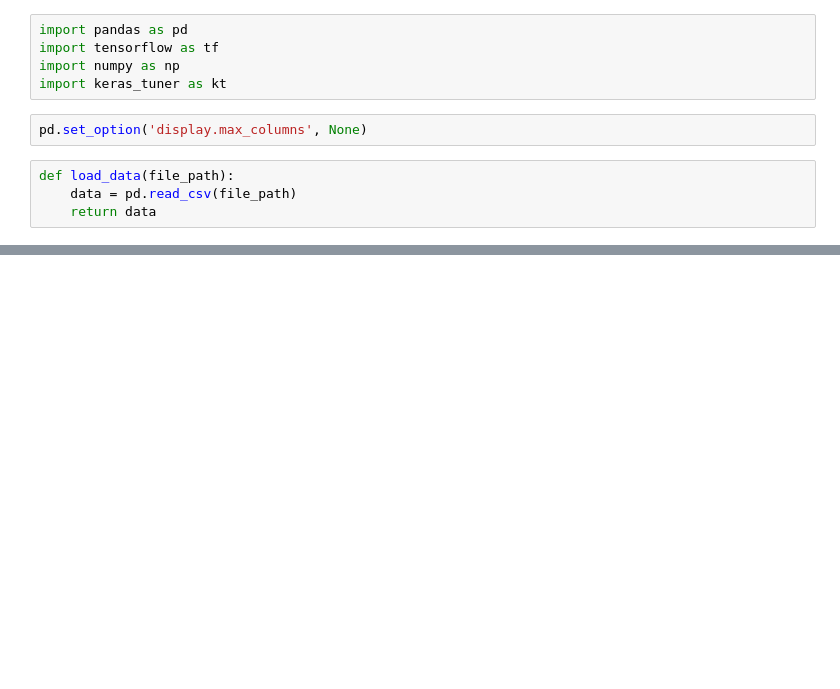
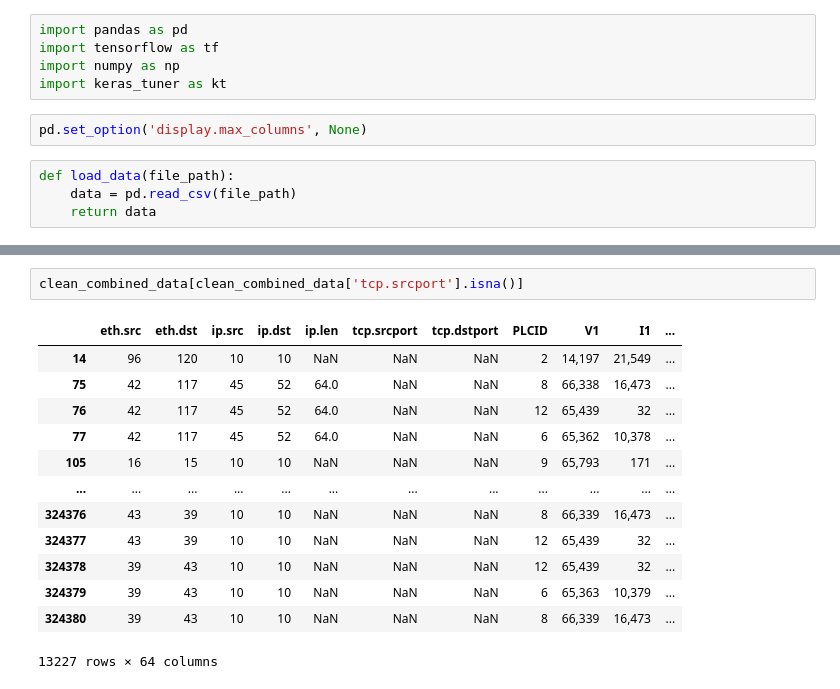
Before and after one commit to Jscott7227/Cyber_AI, a Jupyter notebook: AI_Cyber_Power.ipynb, the cells around one changed output, grey strips where cells are left out. Saved outputs shown, nothing was run; the diff lists cells and outputs as text; blank space fills up the shorter version.

```diff
--- a/AI_Cyber_Power.ipynb
+++ b/AI_Cyber_Power.ipynb
@@ -41,0 +181,16 @@ raw_data_ransom.head()
+# %%
+clean_combined_data[clean_combined_data['tcp.srcport'].isna()]
+# %% [output]
+|  | eth.src | eth.dst | ip.src | ip.dst | ip.len | tcp.srcport | tcp.dstport | PLCID | V1 | I1 | ... |
+| 14 | 96 | 120 | 10 | 10 | NaN | NaN | NaN | 2 | 14,197 | 21,549 | ... |
+| 75 | 42 | 117 | 45 | 52 | 64.0 | NaN | NaN | 8 | 66,338 | 16,473 | ... |
+| 76 | 42 | 117 | 45 | 52 | 64.0 | NaN | NaN | 12 | 65,439 | 32 | ... |
+| 77 | 42 | 117 | 45 | 52 | 64.0 | NaN | NaN | 6 | 65,362 | 10,378 | ... |
+| 105 | 16 | 15 | 10 | 10 | NaN | NaN | NaN | 9 | 65,793 | 171 | ... |
+| ... | ... | ... | ... | ... | ... | ... | ... | ... | ... | ... | ... |
+| 324376 | 43 | 39 | 10 | 10 | NaN | NaN | NaN | 8 | 66,339 | 16,473 | ... |
+| 324377 | 43 | 39 | 10 | 10 | NaN | NaN | NaN | 12 | 65,439 | 32 | ... |
+| 324378 | 39 | 43 | 10 | 10 | NaN | NaN | NaN | 12 | 65,439 | 32 | ... |
+| 324379 | 39 | 43 | 10 | 10 | NaN | NaN | NaN | 6 | 65,363 | 10,379 | ... |
+| 324380 | 39 | 43 | 10 | 10 | NaN | NaN | NaN | 8 | 66,339 | 16,473 | ... |
+13227 rows × 64 columns
```
Also changed, not shown: parts of 52 cells of this notebook.
